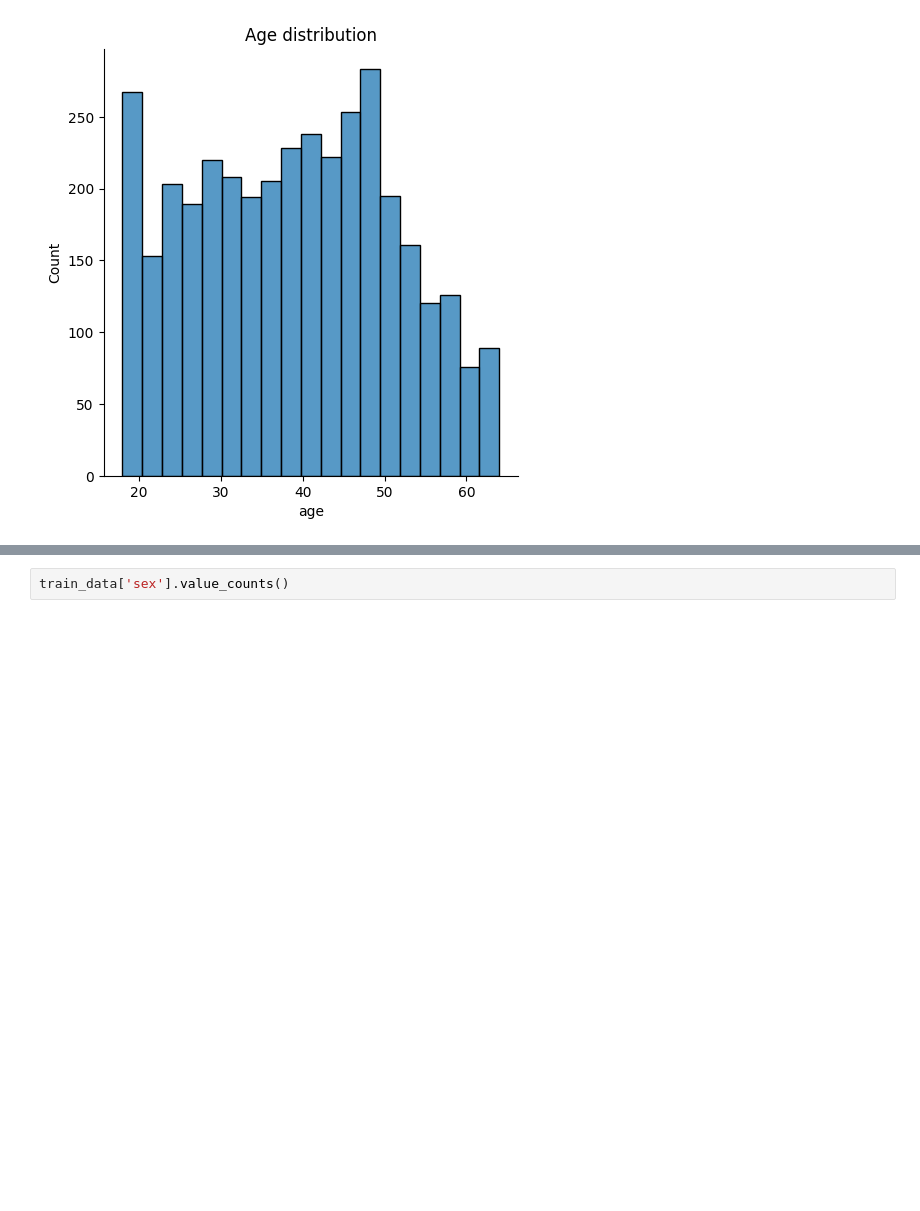
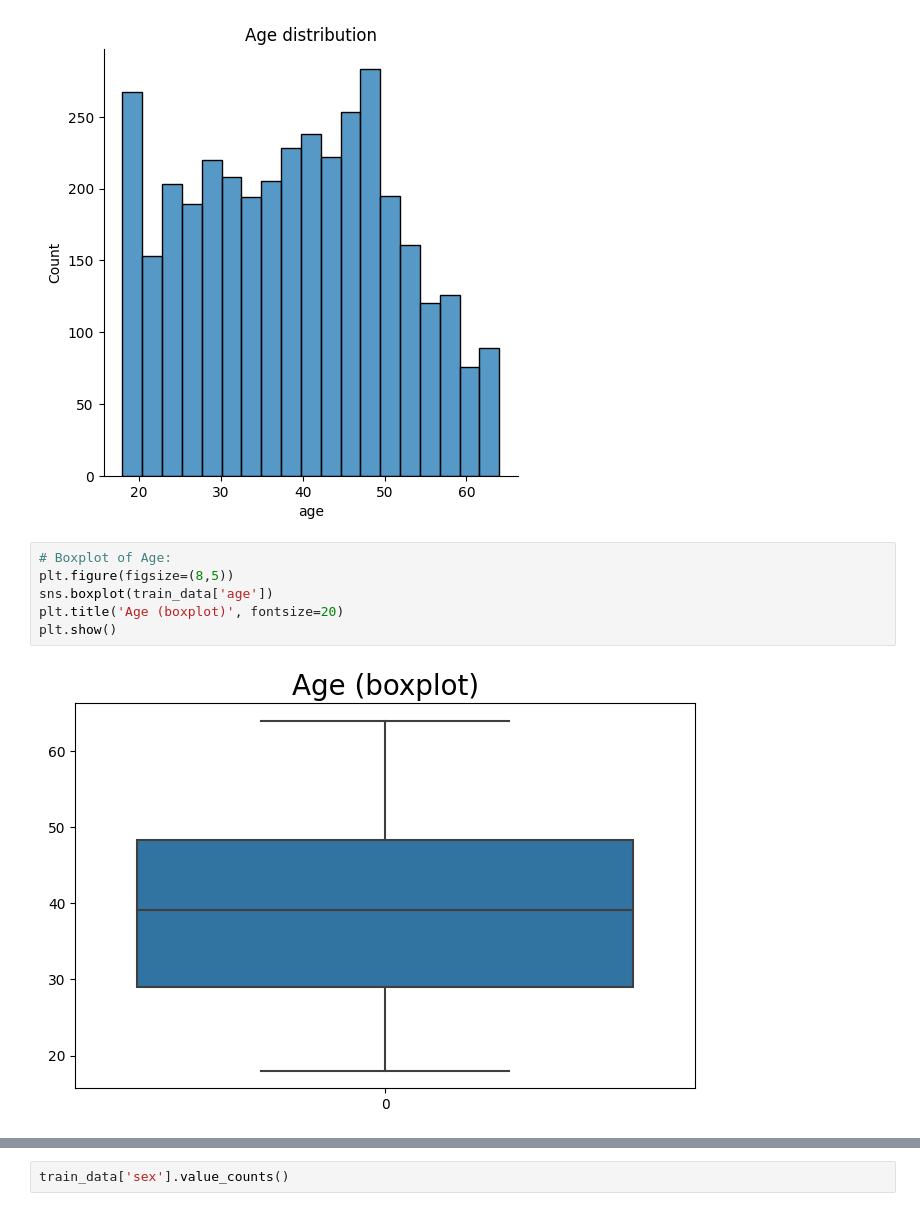
Before and after one commit to vrinda0115/Medicalinsurancecostprediction, a Jupyter notebook: main.ipynb, the cells around one changed output, grey strips where cells are left out. Saved outputs shown, nothing was run; the diff lists cells and outputs as text; blank space fills up the shorter version.

Commit message:
boxplot (age,children),Smoker,region

```diff
--- a/main.ipynb
+++ b/main.ipynb
@@ -76,4 +76,12 @@ plt.show()
 # %% [output]
 <Figure size 600x600 with 0 Axes>
 [figure]
+# %%
+# Boxplot of Age:
+plt.figure(figsize=(8,5))
+sns.boxplot(train_data['age'])
+plt.title('Age (boxplot)', fontsize=20)
+plt.show()
+# %% [output]
+[figure, added]
 # %%
```
Also changed, not shown: parts of 10 cells of this notebook.
